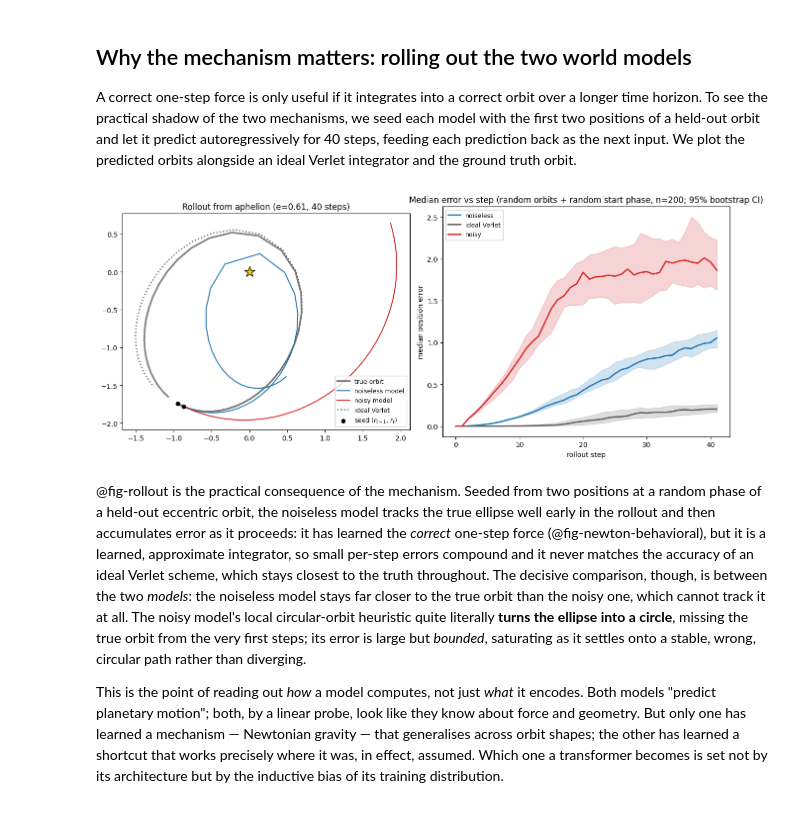
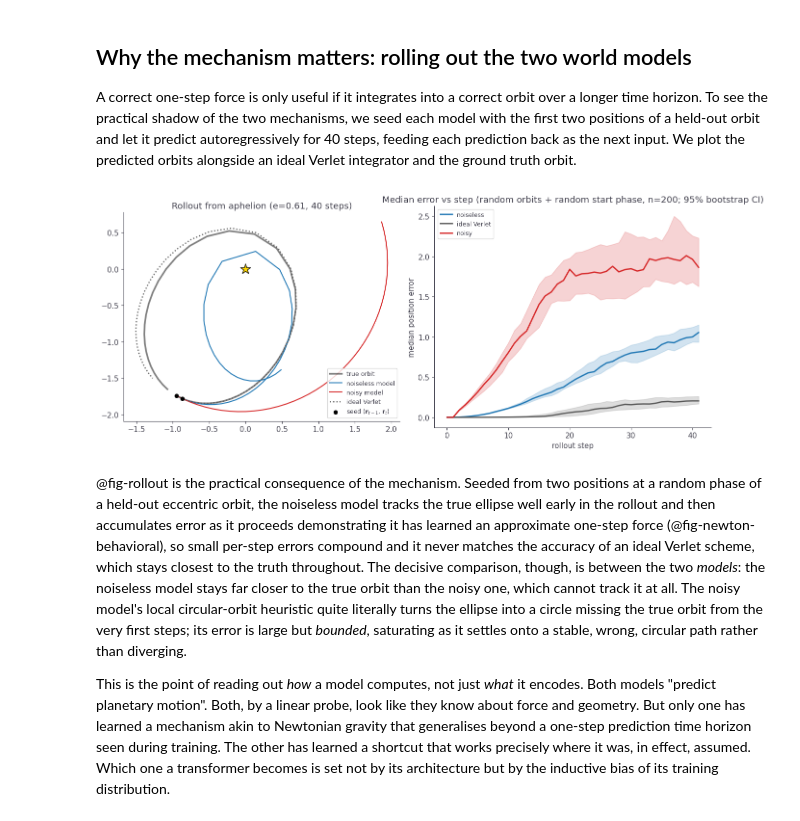
Before and after one commit to Arcadia-Science/world-model-orbits, a Jupyter notebook: index.ipynb, the cells around one changed output. Drawn from its saved outputs; the diff is of its cells as text; code cells hidden in the pictures.

```diff
--- a/index.ipynb
+++ b/index.ipynb
@@ -265,7 +272,7 @@ T = coeffs.shape[1]
 D = all_blocks.shape[-1]
 # %%
 #| label: fig-verlet-coeff
-#| fig-cap: "Left: the noisy bs=2 model in (c_prev, c_recent) space, where c_s = tr(J_s)/D is each token's isotropic weight. Per-window points (blue) cluster near (0.35, 0.63) on the persistence line c_prev + c_recent = 1 - a weighted average of the two inputs - far from the inertial point (-1, 2) that a forward-extrapolating integrator would occupy. Right: the size of every term in the ELM sum for the same windows (log scale). The two content terms are comparable and add (sum of magnitudes / |y| = 1.03), as a weighted average should; the positional (wpe) term contributes 2.6% of the prediction, which is why it is left out of the coefficient analysis."
+#| fig-cap: "Left: the noisy bs=2 model in (c_{t-1}, c_t) space, where c = tr(J)/D is each token's isotropic weight. Per-window points (blue) cluster near (0.35, 0.63) on the persistence line c_{t-1} + c_t = 1 - a weighted average of the two inputs - far from the inertial point (-1, 2) that a forward-extrapolating integrator would occupy. Right: the size of every term in the ELM sum for the same windows (log scale). The two content terms are comparable and add (sum of magnitudes / |r_hat_(t+1)| = 1.03), as a weighted average should; the positional (wpe) term contributes 2.6% of the prediction, which is why it is left out of the coefficient analysis."
 #| code-fold: true
 positions = np.arange(T)
 c_mean, c_std = coeffs.mean(0), coeffs.std(0)
@@ -283,9 +290,9 @@ ax.scatter([-1], [2], s=200, marker='*', color='tab:red', edgecolor='k', label='
 ax.scatter([0], [1], s=120, marker='P', color='tab:green', edgecolor='k', label='persistence (0, 1)', zorder=4)
 lo = min(-1.5, float(c_prev.min())); hi = max(2.5, float(c_recent.max()))
 xs = np.linspace(lo, hi, 50)
-ax.plot(xs, 1 - xs, ls='--', color='gray', lw=1, label=r'$c_{prev}+c_{recent}=1$', zorder=1)
-ax.set_xlabel(r'$c_{prev}$  (position T-2)')
-ax.set_ylabel(r'$c_{recent}$  (position T-1)')
+ax.plot(xs, 1 - xs, ls='--', color='gray', lw=1, label=r'$c_{t-1}+c_t=1$', zorder=1)
+ax.set_xlabel(r'$c_{t-1}$  (previous position)')
+ax.set_ylabel(r'$c_t$  (most recent position)')
 ax.set_title('Where does the model sit?')
 ax.legend(fontsize=8, loc='best')
 
@@ -570,6 +615,6 @@ As a first step we behaviourally test (with no reference to the detached Jacobia
 # %%
 #| label: fig-newton-behavioral
-#| fig-cap: "Attribution-free test that the noiseless model's non-inertial output is Newtonian gravity. a_eff = (r_hat - 2 r_t + r_prev)/dt^2. Left: a_eff points at the sun (cos ~ 0.999). Middle: |a_eff| ~ 1/r^1.9 (Newtonian -2), GM_est ~ 1.02. Right: components match -r_t/|r_t|^3 (corr ~ 0.98)."
+#| fig-cap: "Attribution-free test that the noiseless model's non-inertial output is Newtonian gravity. a_eff = (r_hat - 2 r_t + r_prev)/dt^2. Left: a_eff points at the sun (cos ~ 0.999). Right: |a_eff| ~ 1/r^1.9 (Newtonian -2), GM_est ~ 1.02."
 #| code-fold: true
 # ── Behavioural acceleration test: is the model's non-inertial output Newtonian gravity? ──
 # Attribution-free — uses the second difference of the model's OWN prediction, so it's
@@ -596,18 +641,14 @@ cos_dir = (a_eff*a_true).sum(1) / (np.linalg.norm(a_eff,axis=1)*np.linalg.norm(a
 mag = np.linalg.norm(a_eff, axis=1)
 slope, intercept = np.polyfit(np.log(r), np.log(mag), 1)
 GM_est = np.exp(intercept)
-# (3) component-wise agreement
-corr_x = np.corrcoef(a_eff[:,0], a_true[:,0])[0,1]
-corr_y = np.corrcoef(a_eff[:,1], a_true[:,1])[0,1]
-
 # ── figure ────────────────────────────────────────────────────────────────
-fig, axes = plt.subplots(1, 3, figsize=(16, 4.8))
+fig, axes = plt.subplots(1, 2, figsize=(11, 4.8))
 
 ax = axes[0]
 ax.hist(cos_dir, bins=40, color='tab:blue', alpha=0.8, edgecolor='white')
 ax.axvline(1, color='k', ls='--', lw=1, label='perfect focus-directed')
 ax.axvline(np.median(cos_dir), color='tab:red', lw=1.5, label=f'median {np.median(cos_dir):.2f}')
-ax.set_xlabel(r'$\cos\angle(a_{\rm eff},\,-\hat r_t)$'); ax.set_ylabel('count')
+ax.set_xlabel(r'$\cos\angle(\mathbf{a}_{\text{eff}},\,-\mathbf{r}_t/|\mathbf{r}_t|)$'); ax.set_ylabel('count')
 ax.set_title('Direction: points at the focus?'); ax.legend(fontsize=8)
 
 ax = axes[1]
@@ -616,16 +657,8 @@ rr = np.linspace(r.min(), r.max(), 100)
 ax.plot(rr, GM_est*rr**slope, 'r-',  lw=1.5, label=f'fit  p={slope:.2f}')
 ax.plot(rr, rr**-2.0,         'k--', lw=1.5, label=r'Newtonian $1/r^2$')
 ax.set_xscale('log'); ax.set_yscale('log')
-ax.set_xlabel(r'$|r_t|$'); ax.set_ylabel(r'$|a_{\rm eff}|$')
+ax.set_xlabel(r'$|\mathbf{r}_t|$'); ax.set_ylabel(r'$|\mathbf{a}_{\text{eff}}|$')
 ax.set_title('Magnitude: inverse-square?'); ax.legend(fontsize=8)
-
-ax = axes[2]
-lo = float(min(a_eff.min(), a_true.min())); hi = float(max(a_eff.max(), a_true.max()))
-ax.plot([lo,hi],[lo,hi],'k--',lw=1,label='y = x')
-ax.scatter(a_true[:,0], a_eff[:,0], s=8, alpha=0.3, color='tab:orange', label='x')
-ax.scatter(a_true[:,1], a_eff[:,1], s=8, alpha=0.3, color='tab:green',  label='y')
-ax.set_xlabel(r'Newtonian $-r_t/|r_t|^3$'); ax.set_ylabel(r'model $a_{\rm eff}$')
-ax.set_title(f'Components (corr x {corr_x:.2f}, y {corr_y:.2f})'); ax.legend(fontsize=8)
 
 fig.suptitle(f'Behavioural acceleration test — noiseless bs={BLOCK_SIZE} (n={N_ACC})', fontsize=12)
 fig.tight_layout(); plt.show()
@@ -793,39 +826,39 @@ true = _tr[ei]
 # rather than its radial one. Unlike perihelion it is also the *easiest* phase for a
 # fixed-step integrator (slow motion, weak force): seeding at perihelion instead makes
 # dt = 20/99 far too coarse for the 1/r^2 force there, and the ideal-Verlet reference
 # itself takes a permanent energy hit, ending up less accurate than either model.
 # The error curves on the right keep their random phases -- phase-locking those would
 # manufacture a spurious oscillation in the median.
 ek = int(np.argmax(np.linalg.norm(true[:100 - (N + 2) + 1], axis=1)))
 s = true[ek:ek+2]; seg = true[ek:ek+N+2]
 rn, rv, rx = rollout(model_noiseless, s, N), rollout_verlet(s, N, dt=DT), rollout(model_bs2, s, N)
 
 fig, (axA, axB) = plt.subplots(1, 2, figsize=(13, 5.6))
 axA.plot(seg[:, 0], seg[:, 1], 'k-', lw=2.5, alpha=0.5, label='true orbit')
 axA.plot(rn[:, 0], rn[:, 1], '-',  color='tab:blue', lw=1.5, label='noiseless model')
 axA.plot(rx[:, 0], rx[:, 1], '-',  color='tab:red',  lw=1.5, label='noisy model')
 axA.plot(rv[:, 0], rv[:, 1], ':',  color='0.35',     lw=1.8, label='ideal Verlet')
 axA.scatter(0, 0, marker='*', s=250, color='gold', edgecolor='k', zorder=5)
 axA.scatter(s[:, 0], s[:, 1], color='k', s=30, zorder=5,
-            label=r'seed ($r_{t-1}$, $r_t$)')
+            label=r'seed ($\mathbf{r}_{t-1}$, $\mathbf{r}_t$)')
 axA.set_aspect('equal'); axA.legend(fontsize=9)
 axA.set_title(f'Rollout from aphelion (e={_e[ei]:.2f}, {N} steps)')
 
 # right: MEDIAN error vs step over the random sample, with a 95% bootstrap CI band
 for name, c in [('noiseless', 'tab:blue'), ('ideal Verlet', '0.35'), ('noisy', 'tab:red')]:
     med, lo, hi = median_ci(errs[name], seed=SEED)
     axB.plot(step, med, color=c, lw=2, label=name)
     axB.fill_between(step, lo, hi, color=c, alpha=0.2)
 axB.set_xlabel('rollout step'); axB.set_ylabel('median position error')
 axB.set_title(f'Median error vs step (random orbits + random start phase, n={len(sample)}; 95% bootstrap CI)')
 axB.legend(fontsize=9)
 fig.tight_layout(); plt.show()
 # %% [output]
-[figure, old version]
+[figure, new version]
 # %% [markdown]
-@fig-rollout is the practical consequence of the mechanism. Seeded from two positions at a random phase of a held-out eccentric orbit, the noiseless model tracks the true ellipse well early in the rollout and then accumulates error as it proceeds: it has learned the *correct* one-step force (@fig-newton-behavioral), but it is a learned, approximate integrator, so small per-step errors compound and it never matches the accuracy of an ideal Verlet scheme, which stays closest to the truth throughout. The decisive comparison, though, is between the two *models*: the noiseless model stays far closer to the true orbit than the noisy one, which cannot track it at all. The noisy model's local circular-orbit heuristic quite literally **turns the ellipse into a circle**, missing the true orbit from the very first steps; its error is large but *bounded*, saturating as it settles onto a stable, wrong, circular path rather than diverging.
+@fig-rollout is the practical consequence of the mechanism. Seeded from two positions at a random phase of a held-out eccentric orbit, the noiseless model tracks the true ellipse well early in the rollout and then accumulates error as it proceeds demonstrating it has learned an approximate one-step force (@fig-newton-behavioral), so small per-step errors compound and it never matches the accuracy of an ideal Verlet scheme, which stays closest to the truth throughout. The decisive comparison, though, is between the two *models*: the noiseless model stays far closer to the true orbit than the noisy one, which cannot track it at all. The noisy model's local circular-orbit heuristic quite literally turns the ellipse into a circle missing the true orbit from the very first steps; its error is large but *bounded*, saturating as it settles onto a stable, wrong, circular path rather than diverging.
 
-This is the point of reading out *how* a model computes, not just *what* it encodes. Both models "predict planetary motion"; both, by a linear probe, look like they know about force and geometry. But only one has learned a mechanism — Newtonian gravity — that generalises across orbit shapes; the other has learned a shortcut that works precisely where it was, in effect, assumed. Which one a transformer becomes is set not by its architecture but by the inductive bias of its training distribution.
+This is the point of reading out *how* a model computes, not just *what* it encodes. Both models "predict planetary motion". Both, by a linear probe, look like they know about force and geometry. But only one has learned a mechanism akin to Newtonian gravity that generalises beyond a one-step prediction time horizon seen during training. The other has learned a shortcut that works precisely where it was, in effect, assumed. Which one a transformer becomes is set not by its architecture but by the inductive bias of its training distribution.
 # %% [markdown]
 ## Discussion
 
```
Also changed, not shown: parts of 28 cells of this notebook.
